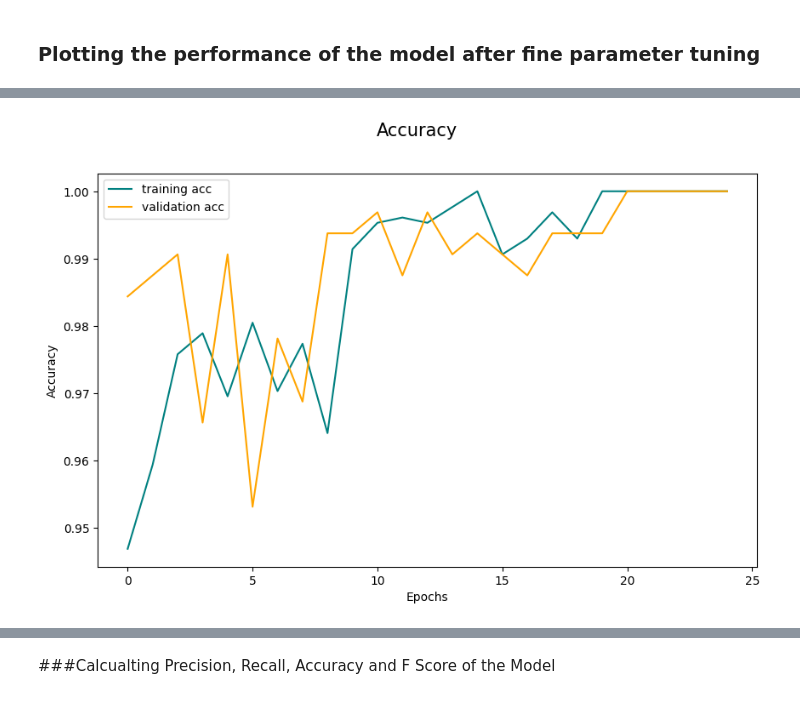
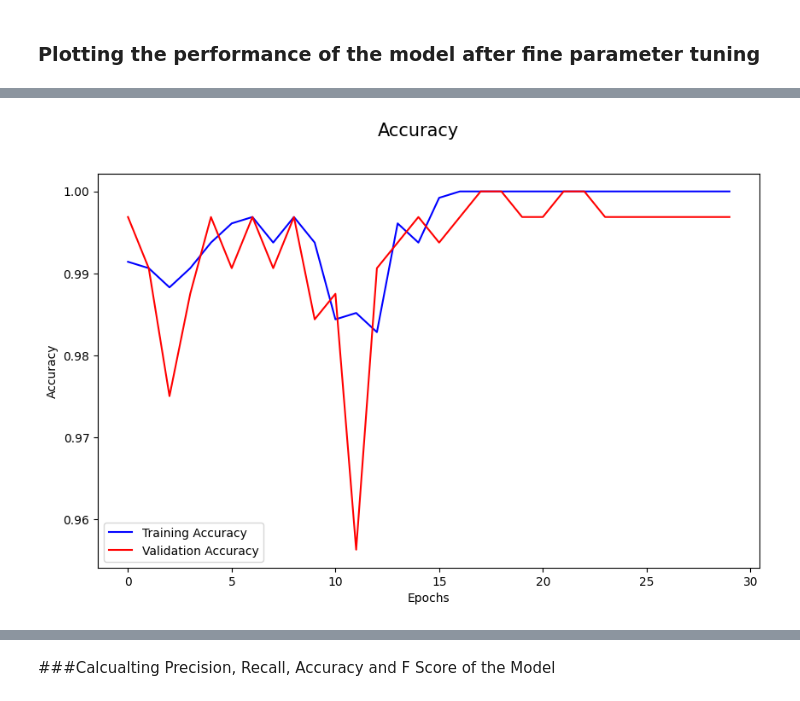
Before and after one commit to Debashis08/Project_2_CNN_Model_Conference_Related, a Jupyter notebook: Jupyter Notebook Code/Project_2_CNN_Model_Code.ipynb, the cells around one changed output, grey strips where cells are left out. Cells and saved outputs as stored; diff of their text form; code cells hidden in the pictures.

Commit message:
automatically saving the plots and confusion matrix in eps format

```diff
--- a/Jupyter Notebook Code/Project_2_CNN_Model_Code.ipynb
+++ b/Jupyter Notebook Code/Project_2_CNN_Model_Code.ipynb
@@ -127,7 +127,7 @@ for fold_var in range(0,FOLDS,1):
   model=Build_Model()
   Model_Run = model.fit(
     training_set,
-    epochs=15,
+    epochs=20,
     steps_per_epoch=len(training_set),
     callbacks=[tensorboard_callback]
   )
@@ -190,24 +190,27 @@ max_acc_index=[]
 for i in range(len(SCORES_PER_FOLD)):
   if(SCORES_PER_FOLD[i][2]>max_acc):
     max_acc=SCORES_PER_FOLD[i][2]
-print(max_acc)
+print(f'The maximum validation accuracy is: {max_acc}')
 for i in range(len(SCORES_PER_FOLD)):
   if(SCORES_PER_FOLD[i][2]==max_acc):
     max_acc_index.append(i)
-print(max_acc_index)
+print(f'The folds having {max_acc} validation accuracy are:')
+for i in range(len(max_acc_index)):
+  print(max_acc_index[i]+1)
+
 result=-1
 if(len(max_acc_index)>1):
-  min_loss=SCORES_PER_FOLD[max_acc_index[0]][1]
-  j=0
-  result=-1
-  while(index<len(SCORES_PER_FOLD)):
-    index=max_acc_index[j]
-    if(SCORES_PER_FOLD[index][1]<min_loss):
-      min_loss=SCORES_PER_FOLD[index][1]
-      result=index
-    j+=1
+    min_loss=SCORES_PER_FOLD[max_acc_index[0]][1]
+    j=0
+    result=-1
+    while(j<len(max_acc_index)):
+      index=max_acc_index[j]
+      if(SCORES_PER_FOLD[index][1]<min_loss):
+        min_loss=SCORES_PER_FOLD[index][1]
+        result=index
+      j+=1
 else:
   result=max_acc_index[0]
-
+print(f'Selecting the model of fold no {result+1} for fine parameter tuning')
 model=load_model(model_dir+'model_'+str(result+1)+'.h5')
 # %% [output]
@@ -222,7 +229,7 @@ validation_set=normalized_train_val_set.skip(80).take(20)
 Cur_Model_Run = model.fit(
     training_set,
     validation_data=validation_set,
-    epochs=25,
+    epochs=30,
     steps_per_epoch=len(training_set),
     validation_steps=len(validation_set),
     callbacks=[tensorboard_callback]
@@ -264,14 +273,15 @@ plt.show()
 # %%
 # Plotting the accuracy
 
 
 fig=plt.figure(figsize=(10,6));
-plt.plot(Cur_Model_Run.history['accuracy'], color='teal', label='training acc')
-plt.plot(Cur_Model_Run.history['val_accuracy'], color='orange', label='validation acc')
+plt.plot(Cur_Model_Run.history['accuracy'], color='blue', label='Training Accuracy')
+plt.plot(Cur_Model_Run.history['val_accuracy'], color='red', label='Validation Accuracy')
 plt.xlabel("Epochs")
 plt.ylabel("Accuracy")
 fig.suptitle('Accuracy',fontsize=15)
 plt.legend()
 plt.show()
+fig.savefig('/content/drive/MyDrive/Project_2/CNN_Model_Related/Accuracy.eps', format='eps', dpi=600)
 # %% [output]
-[figure, old version]
+[figure, new version]
```
Also changed, not shown: parts of 11 cells of this notebook, 50 other files.
